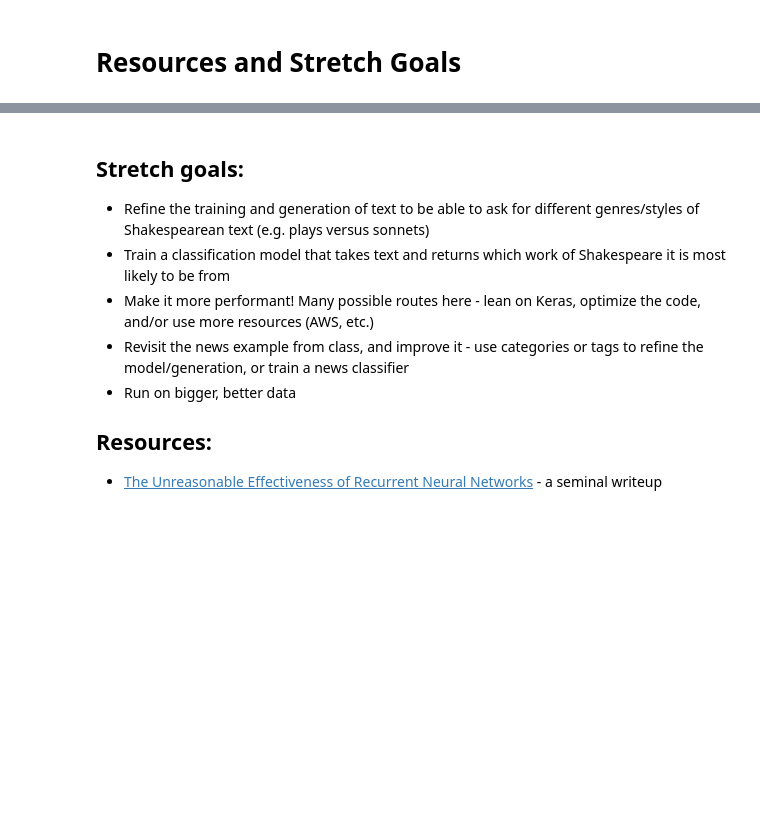
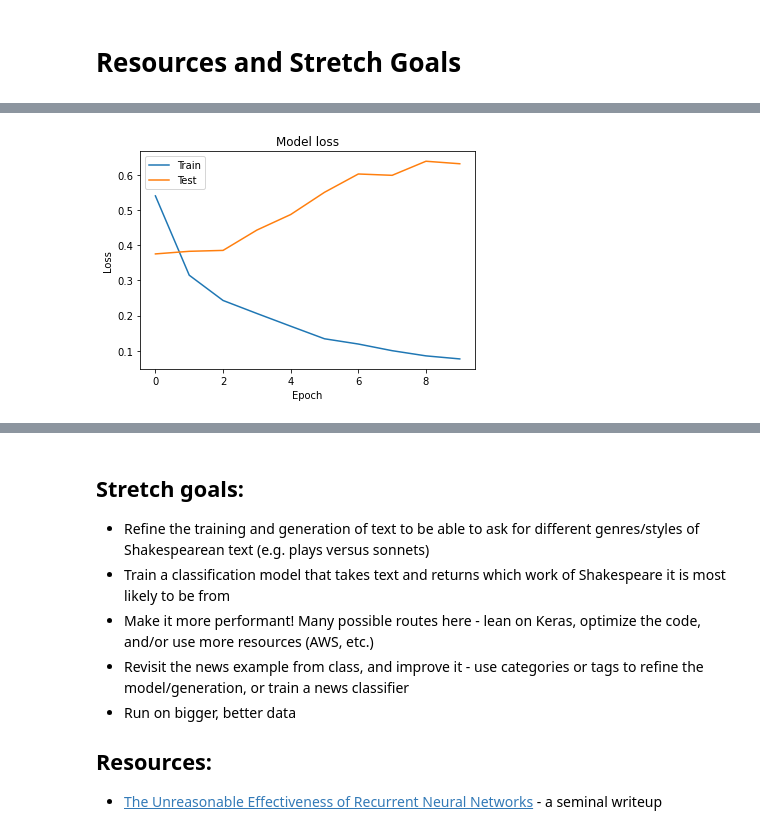
Before and after one commit to alexmjn/DS-Unit-4-Sprint-3-Deep-Learning, a Jupyter notebook: module1-rnn-and-lstm/LS_DS_431_RNN_and_LSTM_Assignment.ipynb, the cells around one changed output, grey strips where cells are left out. Cells and saved outputs as stored; diff of their text form; code cells hidden in the pictures; blank space fills up the shorter version.

Commit message:
added updated model

```diff
--- a/module1-rnn-and-lstm/LS_DS_431_RNN_and_LSTM_Assignment.ipynb
+++ b/module1-rnn-and-lstm/LS_DS_431_RNN_and_LSTM_Assignment.ipynb
@@ -223,0 +232,3 @@ With sey thou meater; and and with toos ’ot obee; ol
+# %%
+print('Loading data...')
+(x_train, y_train), (x_test, y_test) = imdb.load_data(num_words=max_features)
@@ -223,0 +263,5 @@ With sey thou meater; and and with toos ’ot obee; ol
+# %%
+x_train = sequence.pad_sequences(x_train, maxlen=maxlen)
+x_test = sequence.pad_sequences(x_test, maxlen=maxlen)
+print(x_train.shape)
+print(x_test.shape)
@@ -223,0 +275,11 @@ With sey thou meater; and and with toos ’ot obee; ol
+# %%
+model = Sequential()
+model.add(Embedding(max_features, 128))
+model.add(LSTM(128, dropout=.2, recurrent_dropout=.2))
+model.add(Dense(1, activation='sigmoid'))
+
+model.compile(loss='binary_crossentropy',
+             optimizer='adam',
+             metrics=['accuracy'])
+
+model.summary()
@@ -223,0 +301,5 @@ With sey thou meater; and and with toos ’ot obee; ol
+# %%
+saved_model = model.fit(x_train, y_train,
+                       batch_size=400,
+                       epochs=10,
+                       validation_data=(x_test, y_test))
@@ -223,0 +324,13 @@ With sey thou meater; and and with toos ’ot obee; ol
+# %%
+import matplotlib.pyplot as plt
+
+# Plot training & validation loss values
+plt.plot(saved_model.history['loss'])
+plt.plot(saved_model.history['val_loss'])
+plt.title('Model loss')
+plt.ylabel('Loss')
+plt.xlabel('Epoch')
+plt.legend(['Train', 'Test'], loc='upper left')
+plt.show();
+# %% [output]
+[figure, added]
```
Also changed, not shown: parts of 24 cells of this notebook.
